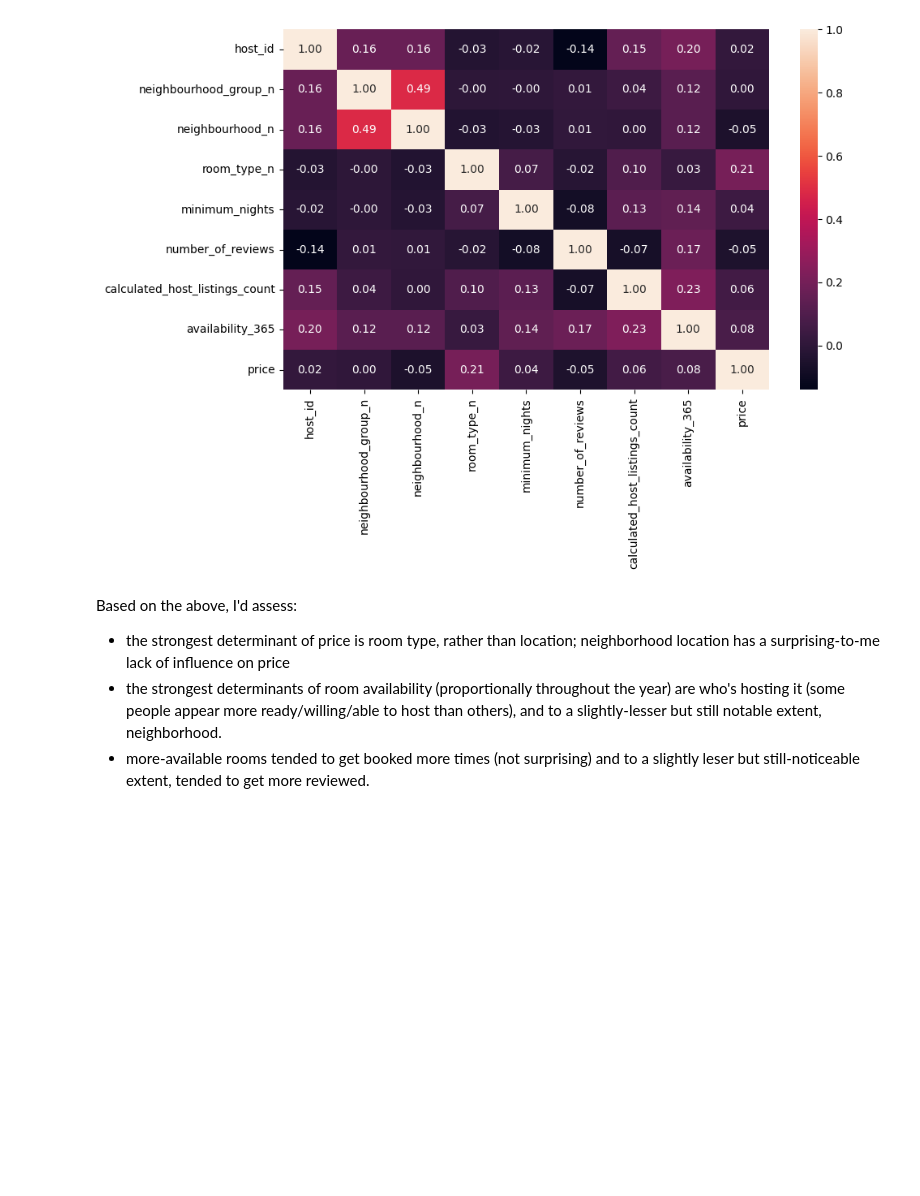
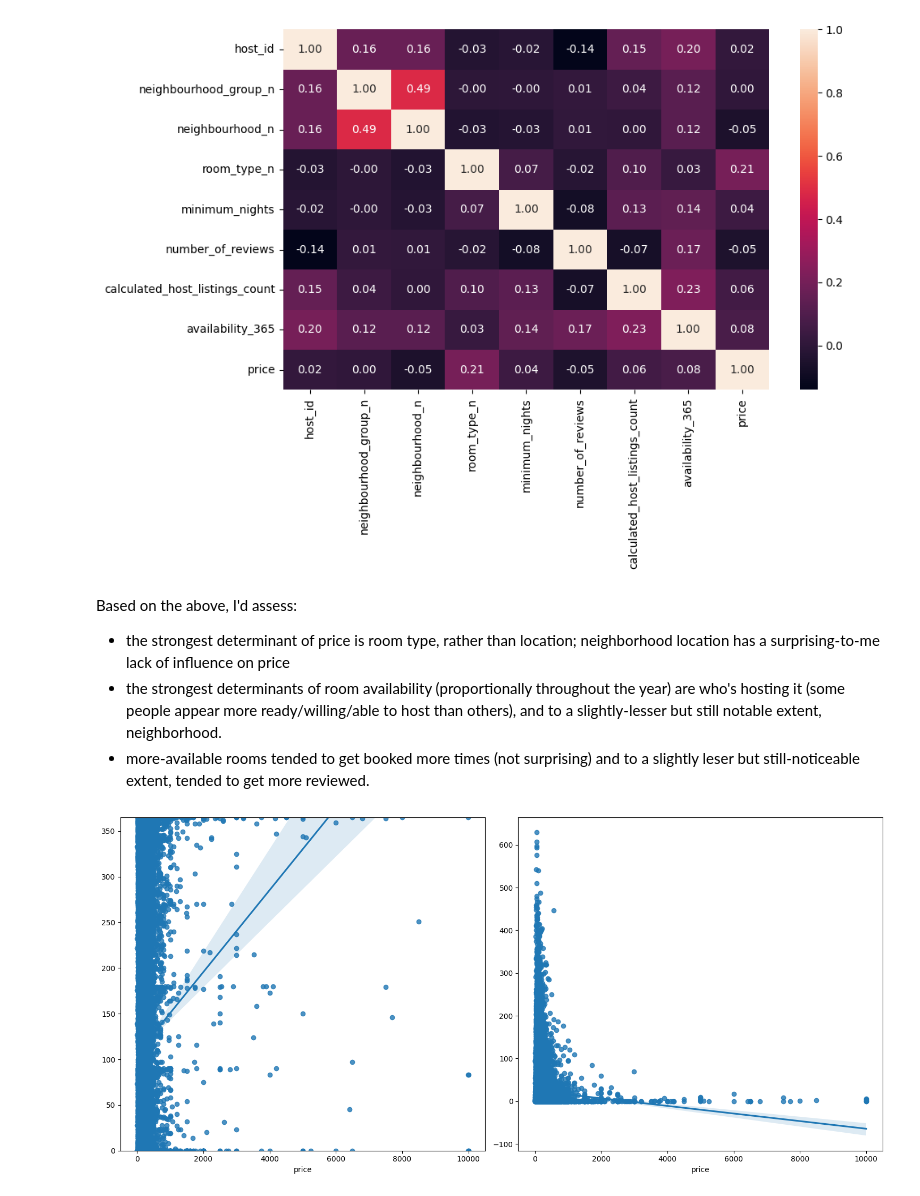
Before and after one commit to 4GeeksAcademy/machine-learning-python-template-NWinocur, a Jupyter notebook: src/explore.ipynb, the cells around one changed output. Saved outputs shown, nothing was run; the diff lists cells and outputs as text; code cells hidden in the pictures; blank space fills up the shorter version.

```diff
--- a/src/explore.ipynb
+++ b/src/explore.ipynb
@@ -279,3 +279,14 @@ Based on the above, I'd assess:
 - the strongest determinant of price is room type, rather than location; neighborhood location has a surprising-to-me lack of influence on price
 - the strongest determinants of room availability (proportionally throughout the year) are who's hosting it (some people appear more ready/willing/able to host than others), and to a slightly-lesser but still notable extent, neighborhood.
 - more-available rooms tended to get booked more times (not surprising) and to a slightly leser but still-noticeable extent, tended to get more reviewed.
+# %%
+fig, axis = plt.subplots(figsize = (15, 7), ncols = 2)
+
+sns.regplot(ax = axis[0], data = raw_data, x = "price", y = "availability_365").set(ylabel = None, ylim = (0, 365))
+sns.regplot(ax = axis[1], data = raw_data, x = "price", y = "number_of_reviews").set(ylabel = None)
+
+plt.tight_layout()
+
+plt.show()
+# %% [output]
+[figure, added]
```
Also changed, not shown: parts of 2 cells of this notebook.
